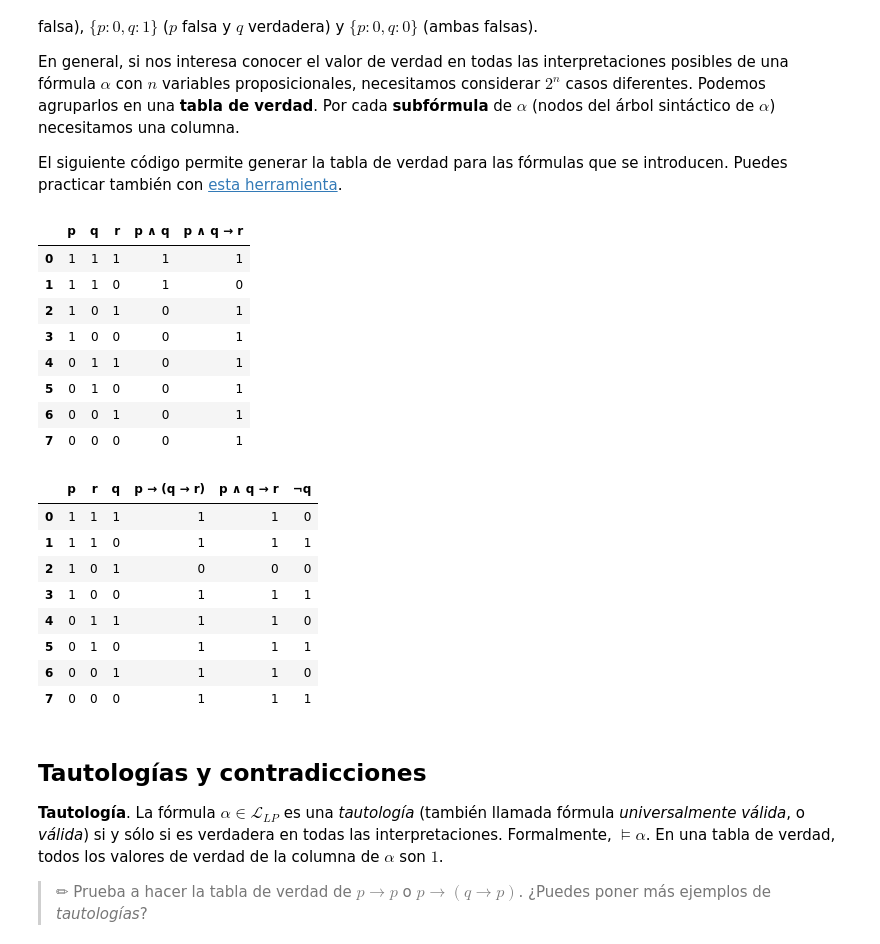
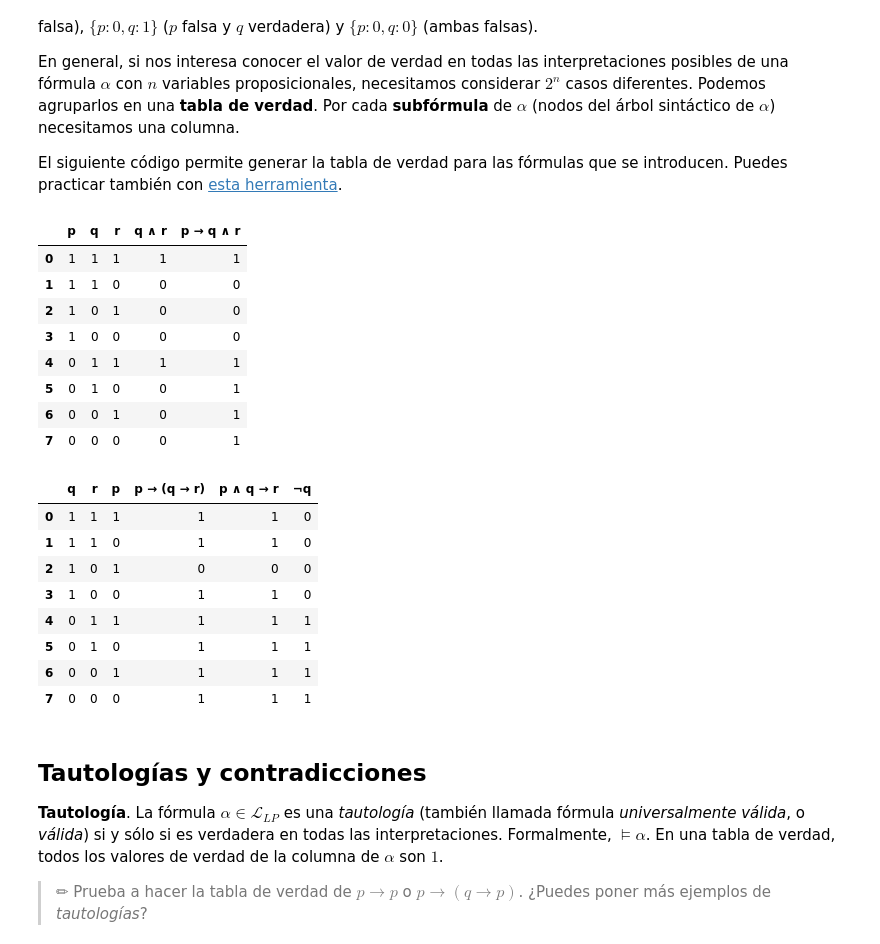
Before and after one commit to fersoler/LogiCoLab, a Jupyter notebook: LogicaPropLengSem.ipynb, the cells around one changed output. Cells and saved outputs as stored; diff of their text form; code cells hidden in the pictures.

```diff
--- a/LogicaPropLengSem.ipynb
+++ b/LogicaPropLengSem.ipynb
@@ -551,45 +539,40 @@ El siguiente código permite generar la tabla de verdad para las fórmulas que s
 # %%
 #@markdown Introduce una fórmula (o seleccionala del desplegable) para generar su tabla de verdad, en la que
 #@markdown se puede comprobar el valor de verdad de la fórmula en todas las
 #@markdown interpretaciones.
 
-formula = "p & q -> r" #@param ["p -> q & r", "¬(p <-> q | r)", "p & q <-> p | q"]  {allow-input: true}
+formula = "p -> q & r" #@param ["p -> q & r", "¬(p <-> q | r)", "p & q <-> p | q"]  {allow-input: true}
 
-try:
-  fml = nltk_to_sympy(parseFml(formula))
-  subfs = subforms(fml)
-except Exception as err:
-  sys.tracebacklimit = -1
-  print("Ha habido un problema al procesar la fórmula, revisa la sintaxis.\n")
-  raise SystemExit(err)
+fml = nltk_to_sympy(parseFml(formula))
+subfs = subforms(fml)
 
 atoms = list()
 for i in subfs:
   if i.func == Symbol:
     atoms.append(i)
 nonAtoms = list()
 for i in subfs:
   if i.func != Symbol:
     nonAtoms.append(i)
 
 df = pd.DataFrame(columns=[printTXT(f) for f in atoms+nonAtoms])
 # Evaluate the formulas for all possible combinations of truth values
 for values in itertools.product([True, False], repeat=len(atoms)):
     # Assign the truth values to the propositional variables
     assignment = {var: value for var, value in zip(atoms, values)}
     # Evaluate the formulas
     df.loc[len(df)] = [TF_2_10(bf.subs(assignment)) for bf in atoms+nonAtoms]
 
 # Resulting truth table
 pd.set_option('display.colheader_justify', 'center')
 df
 # %% [output]
-|  | p | q | r | p ∧ q | p ∧ q → r |
+|  | p | q | r | q ∧ r | p → q ∧ r |
 | 0 | 1 | 1 | 1 | 1 | 1 |
-| 1 | 1 | 1 | 0 | 1 | 0 |
-| 2 | 1 | 0 | 1 | 0 | 1 |
-| 3 | 1 | 0 | 0 | 0 | 1 |
-| 4 | 0 | 1 | 1 | 0 | 1 |
+| 1 | 1 | 1 | 0 | 0 | 0 |
+| 2 | 1 | 0 | 1 | 0 | 0 |
+| 3 | 1 | 0 | 0 | 0 | 0 |
+| 4 | 0 | 1 | 1 | 1 | 1 |
 | 5 | 0 | 1 | 0 | 0 | 1 |
 | 6 | 0 | 0 | 1 | 0 | 1 |
 | 7 | 0 | 0 | 0 | 0 | 1 |
@@ -605,14 +588,8 @@ df
 
 formulas = "p -> (q -> r), p & q -> r, ¬q" #@param ["p -> (q -> r), p & q -> r, ¬q", "p -> q, ¬p | q", "p -> q, ¬q, ¬p", "p & q, p | q | r"]  {allow-input: true}
 
-try:
-  fmls = [nltk_to_sympy(parseFml(f)) for f in formulas.split(',')]
-  atoms = [nltk_to_sympy(parseFml(a)) for a in getAtoms(formulas.replace(',',' '))]
-except Exception as err:
-  sys.tracebacklimit = -1
-  print("Ha habido un problema al procesar la fórmula, revisa la sintaxis.\n")
-  raise SystemExit(err)
-
+fmls = [nltk_to_sympy(parseFml(f)) for f in formulas.split(',')]
+atoms = [nltk_to_sympy(parseFml(a)) for a in getAtoms(formulas.replace(',',' '))]
 df = pd.DataFrame(columns=[printTXT(f) for f in atoms+fmls])
 # Evaluate the formulas for all possible combinations of truth values
 for values in itertools.product([True, False], repeat=len(atoms)):
@@ -625,14 +602,14 @@ for values in itertools.product([True, False], repeat=len(atoms)):
 pd.set_option('display.colheader_justify', 'center')
 df
 # %% [output]
-|  | p | r | q | p → (q → r) | p ∧ q → r | ¬q |
+|  | q | r | p | p → (q → r) | p ∧ q → r | ¬q |
 | 0 | 1 | 1 | 1 | 1 | 1 | 0 |
-| 1 | 1 | 1 | 0 | 1 | 1 | 1 |
+| 1 | 1 | 1 | 0 | 1 | 1 | 0 |
 | 2 | 1 | 0 | 1 | 0 | 0 | 0 |
-| 3 | 1 | 0 | 0 | 1 | 1 | 1 |
-| 4 | 0 | 1 | 1 | 1 | 1 | 0 |
+| 3 | 1 | 0 | 0 | 1 | 1 | 0 |
+| 4 | 0 | 1 | 1 | 1 | 1 | 1 |
 | 5 | 0 | 1 | 0 | 1 | 1 | 1 |
-| 6 | 0 | 0 | 1 | 1 | 1 | 0 |
+| 6 | 0 | 0 | 1 | 1 | 1 | 1 |
 | 7 | 0 | 0 | 0 | 1 | 1 | 1 |
 # %% [markdown]
 ## Tautologías y contradicciones
```
Also changed, not shown: parts of 5 cells of this notebook.
